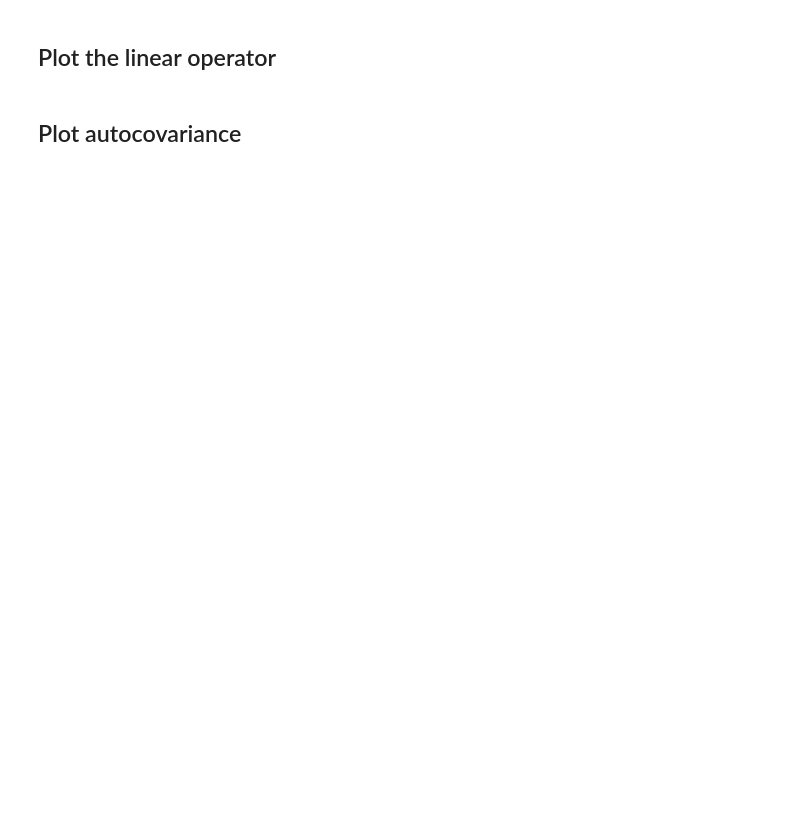
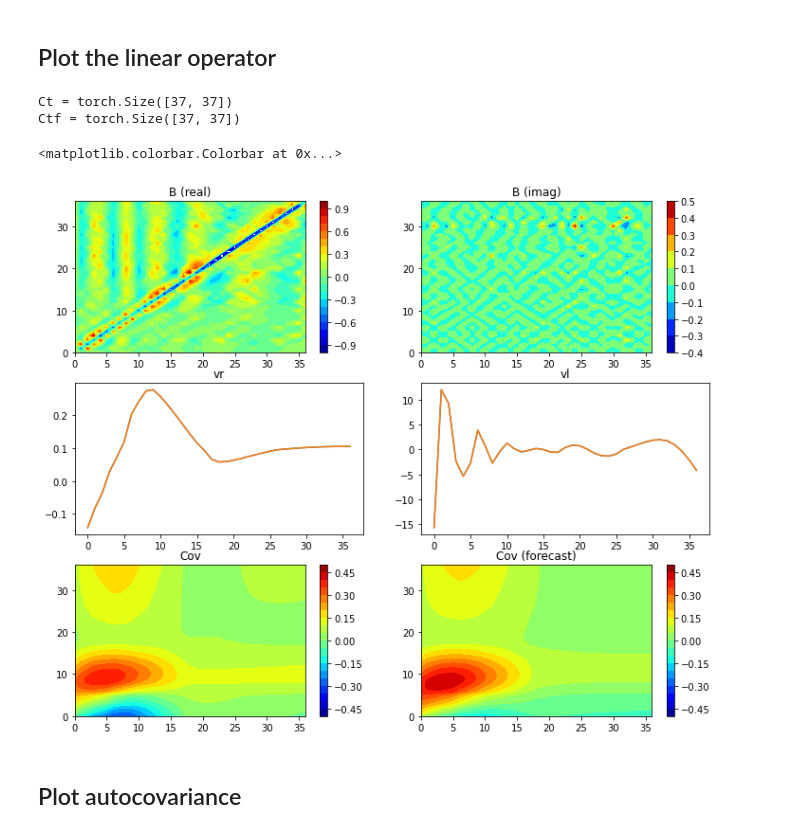
Before and after one commit to gchenpu/python, a Jupyter notebook: AM_indices/lim_AM_index_pt.ipynb, the cells around one changed output. Saved outputs shown, nothing was run; the diff lists cells and outputs as text; code cells hidden in the pictures; blank space fills up the shorter version.

```diff
--- a/AM_indices/lim_AM_index_pt.ipynb
+++ b/AM_indices/lim_AM_index_pt.ipynb
@@ -252,39 +92,44 @@ print(f"yf(lag, batch, x) = {yf.shape}")
 val_time = 30
 Ct = y[val_time:].T @ y[:-val_time] / (len(y)-val_time)
 Ctf = yf[val_time,:,:].T @ yf[0,:,:] / yf.shape[1]
 print(f"Ct = {Ct.shape}")
 print(f"Ctf = {Ctf.shape}")
 
 fig = plt.figure(figsize=(12,10))
 cmax = 1
 ax = fig.add_subplot(3,2,1)
-plt.contourf(model.B.real, np.linspace(-cmax, cmax, 21))
+plt.contourf(model.B.numpy().real, np.linspace(-cmax, cmax, 21))
 plt.title('B (real)')
 plt.colorbar()
 
 ax = fig.add_subplot(3,2,2)
-plt.contourf(model.B.imag)
+plt.contourf(model.B.numpy().imag)
 plt.title('B (imag)')
 plt.colorbar()
 
 ax = fig.add_subplot(3,2,3)
-plt.plot(model.vr.real[:,:2])
+plt.plot(model.vr.real[:,:2].numpy())
 plt.title('vr')
 
 ax = fig.add_subplot(3,2,4)
-plt.plot(model.vl.real[:,:2])
+plt.plot(model.vl.real[:,:2].numpy())
 plt.title('vl')
 
 cmax = 0.5
 ax = fig.add_subplot(3,2,5)
-plt.contourf(Ct, np.linspace(-cmax, cmax, 21))
+plt.contourf(Ct.numpy(), np.linspace(-cmax, cmax, 21))
 plt.title('Cov')
 plt.colorbar()
 
 ax = fig.add_subplot(3,2,6)
-plt.contourf(Ctf, np.linspace(-cmax, cmax, 21))
+plt.contourf(Ctf.numpy(), np.linspace(-cmax, cmax, 21))
 plt.title('Cov (forecast)')
 plt.colorbar()
+# %% [output]
+Ct = torch.Size([37, 37])
+Ctf = torch.Size([37, 37])
+<matplotlib.colorbar.Colorbar at 0x...>
+[figure, added]
 # %% [markdown]
 ## Plot autocovariance
 # %%
```
Also changed, not shown: parts of 7 cells of this notebook, 6 other files.
